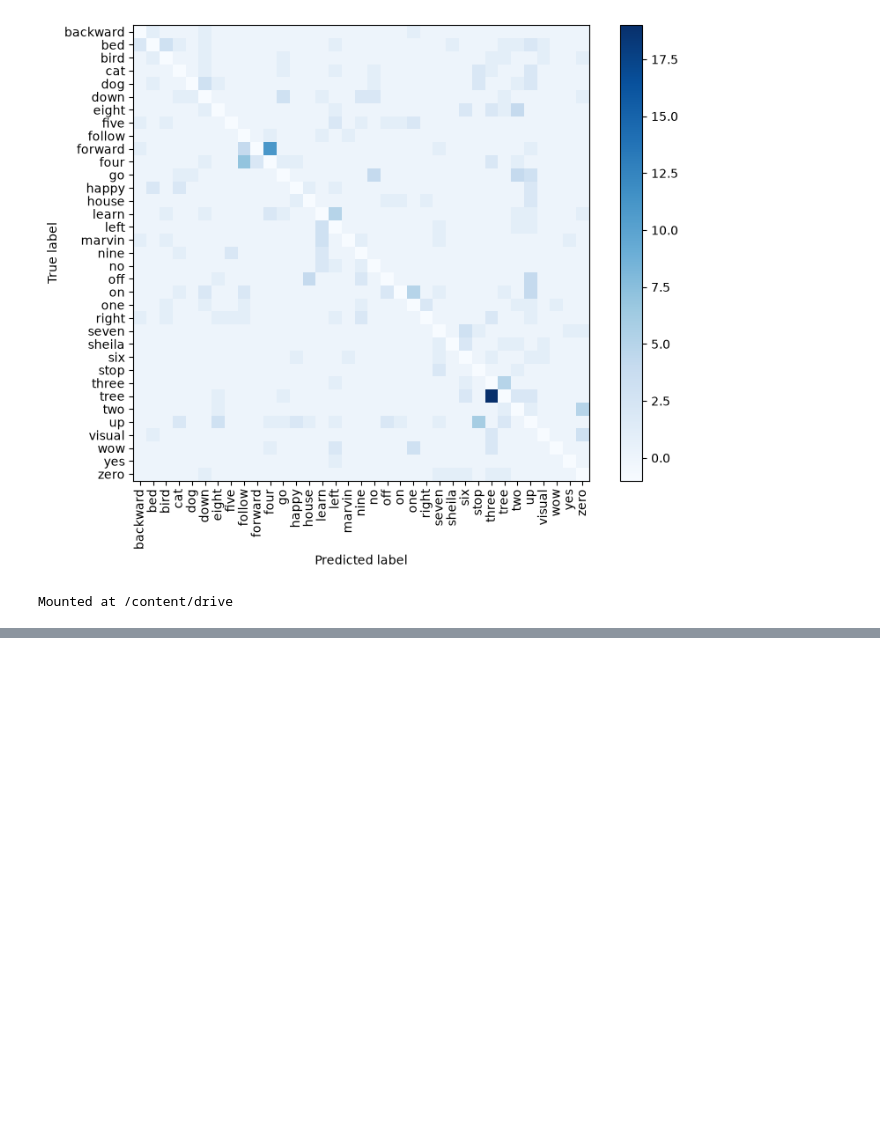
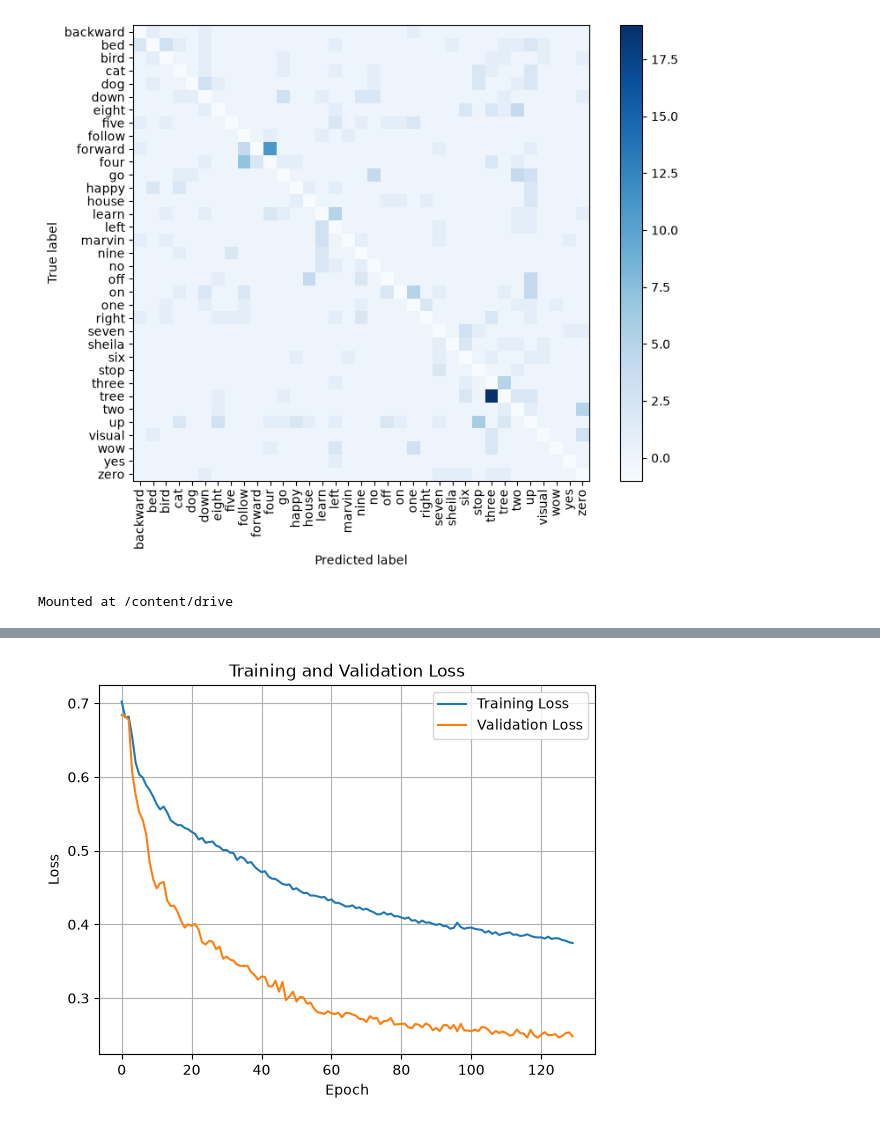
Before and after one commit to serpest/MultiStageKeywordSpotting, a Jupyter notebook: notebook.ipynb, the cells around one changed output, grey strips where cells are left out. Cells and saved outputs as stored; diff of their text form; code cells hidden in the pictures; blank space fills up the shorter version.

Commit message:
Implement trigger classifier and two-stage classifier

```diff
--- a/notebook.ipynb
+++ b/notebook.ipynb
@@ -114,6 +114,8 @@ KEYWORDS_10 = ['up', 'down', 'left', 'right', 'yes', 'no', 'on', 'off', 'go', 's
 SILENCE_KEYWORD = '_silence_'
 UNKNOWN_KEYWORD = '_unknown_'
 KNOWN_KEYWORD = '_known_'
+KEYWORDS_11 = KEYWORDS_10 + [UNKNOWN_KEYWORD]
+KEYWORDS_12 = KEYWORDS_10 + [SILENCE_KEYWORD, UNKNOWN_KEYWORD]
 
 
 class SpeechCommandsDatasetManager:
@@ -137,7 +139,7 @@ class SpeechCommandsDatasetManager:
         unknown_ratio: float = 0.18,
         silence_ratio: float = 0.18
     ) -> None:
-        if mode not in ['2','12', '35']:
+        if mode not in ['2', '12', '35']:
             raise ValueError("mode must be '2', '12' or '35'")
         self.mode = mode
         self.dataset_path = dataset_path
@@ -161,7 +163,7 @@ class SpeechCommandsDatasetManager:
         if mode == '2':
             self.keywords = [KNOWN_KEYWORD, UNKNOWN_KEYWORD]
         elif mode == '12':
-            self.keywords = KEYWORDS_10 + [SILENCE_KEYWORD, UNKNOWN_KEYWORD]
+            self.keywords = KEYWORDS_12
         else:
             self.keywords = self.all_keywords
         self.val_relative_paths = self._load_split_list('validation_list.txt')
@@ -316,7 +318,7 @@ class SpeechCommandsDatasetManager:
         return processed_audio_paths, processed_keywords
 
     def _parse_audio(self, audio_path: tf.Tensor, keyword: tf.Tensor) -> tuple[tf.Tensor, tf.Tensor]:
-        if keyword == SILENCE_KEYWORD:
+        if keyword == SILENCE_KEYWORD or (audio_path == '' and keyword == KNOWN_KEYWORD):
             audio = tf.zeros(self.audio_length, dtype=tf.float32)
             return audio, keyword
         audio = tf.io.read_file(audio_path)
@@ -977,0 +1032,25 @@ Mounted at /content/drive
+# %%
+model_trigger = KeywordTransformer(
+    num_classes=1,
+    k=1,
+    depth=depth
+)
+# %%
+loss_function_trigger = keras.losses.BinaryCrossentropy(
+    from_logits=True,
+    label_smoothing=label_smoothing
+)
+# %%
+model_trigger.compile(
+    optimizer=optimizer,
+    loss=loss_function_trigger,
+    metrics=['accuracy']
+)
+history_trigger = model_trigger.fit(
+    train_dataset_trigger,
+    validation_data=val_dataset_trigger,
+    epochs=epochs,
+    steps_per_epoch=steps_per_epoch,
+    callbacks=[early_stopping, model_checkpoint],
+    shuffle=False
+)
@@ -977,0 +1085,12 @@ Mounted at /content/drive
+# %%
+fig, ax = plt.subplots()
+ax.plot(history_trigger.history['loss'], label='Training Loss')
+ax.plot(history_trigger.history['val_loss'], label='Validation Loss')
+ax.set_title('Training and Validation Loss')
+ax.set_xlabel('Epoch')
+ax.set_ylabel('Loss')
+ax.legend()
+ax.grid()
+plt.savefig(f'models/kwt_1_trigger_{speech_commands_dataset_mode}_loss.svg', format='svg', bbox_inches='tight')
+# %% [output]
+[figure, added]
```
Also changed, not shown: parts of 19 cells of this notebook.
